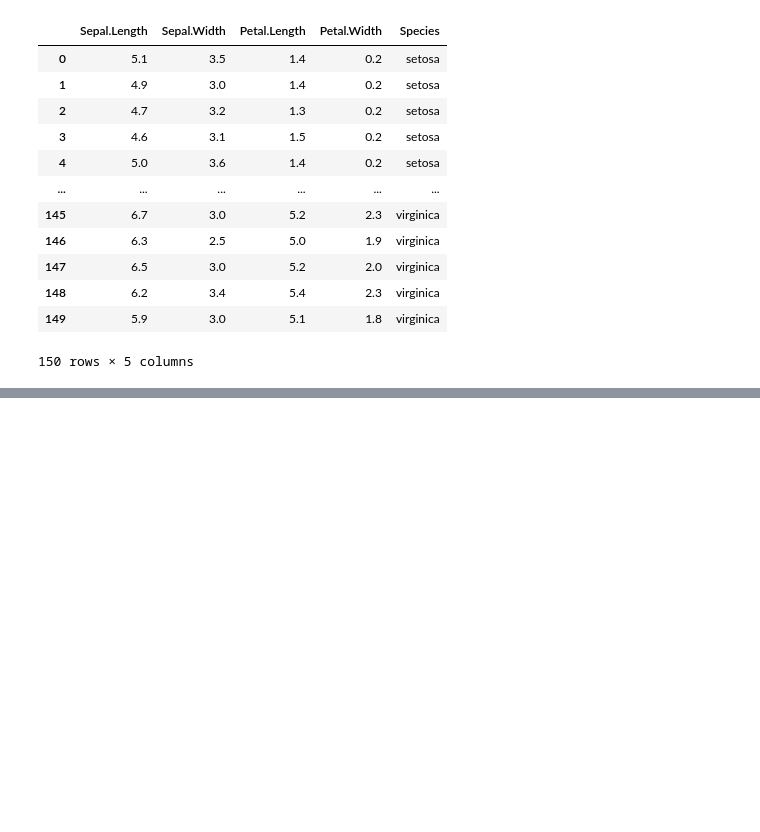
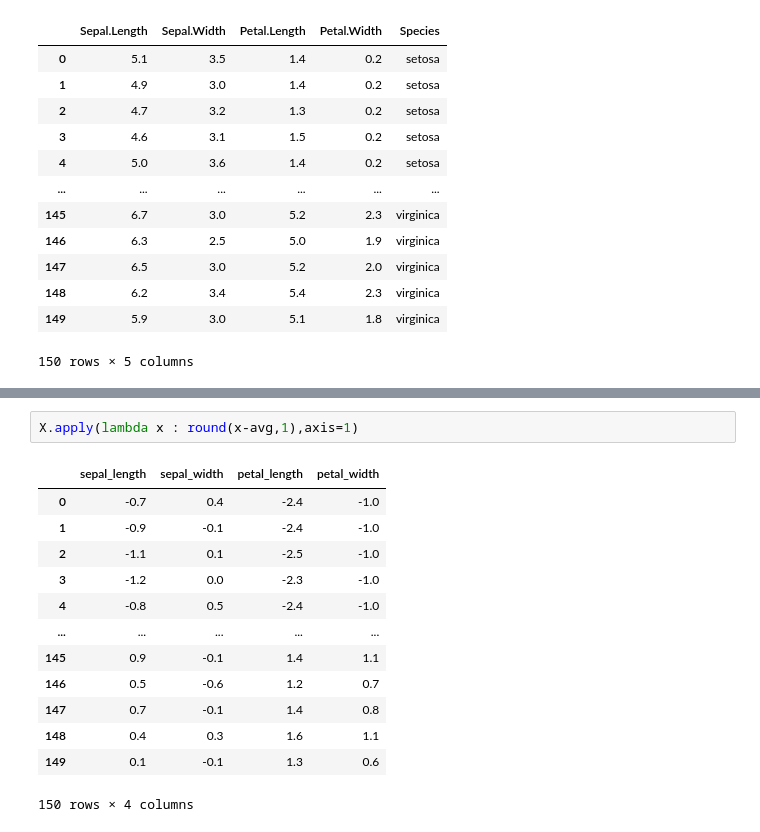
Before and after one commit to jack8704/ai, a Jupyter notebook: source/01_python/연습장.ipynb, the cells around one changed output, grey strips where cells are left out. Drawn from its saved outputs; the diff is of its cells as text; blank space fills up the shorter version.

```diff
--- a/source/01_python/연습장.ipynb
+++ b/source/01_python/연습장.ipynb
@@ -1269,0 +1422,16 @@ for col in range(iris.shape[1]-1):
+# %%
+X.apply(lambda x : round(x-avg,1),axis=1)
+# %% [output]
+|  | sepal_length | sepal_width | petal_length | petal_width |
+| 0 | -0.7 | 0.4 | -2.4 | -1.0 |
+| 1 | -0.9 | -0.1 | -2.4 | -1.0 |
+| 2 | -1.1 | 0.1 | -2.5 | -1.0 |
+| 3 | -1.2 | 0.0 | -2.3 | -1.0 |
+| 4 | -0.8 | 0.5 | -2.4 | -1.0 |
+| ... | ... | ... | ... | ... |
+| 145 | 0.9 | -0.1 | 1.4 | 1.1 |
+| 146 | 0.5 | -0.6 | 1.2 | 0.7 |
+| 147 | 0.7 | -0.1 | 1.4 | 0.8 |
+| 148 | 0.4 | 0.3 | 1.6 | 1.1 |
+| 149 | 0.1 | -0.1 | 1.3 | 0.6 |
+150 rows × 4 columns
```
Also changed, not shown: parts of 18 cells of this notebook, 4 other files.
